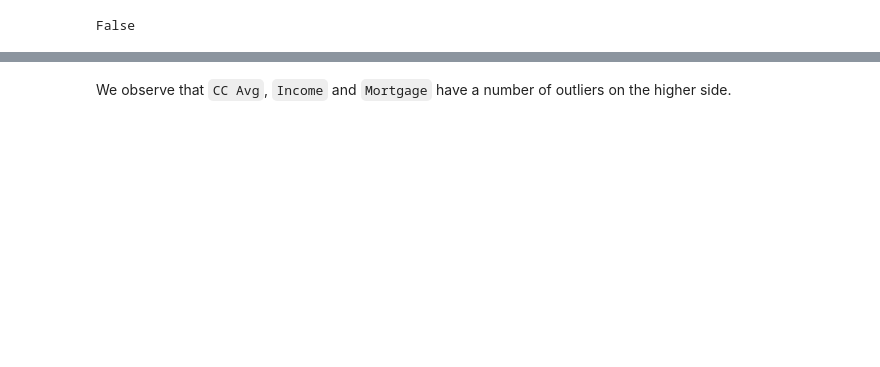
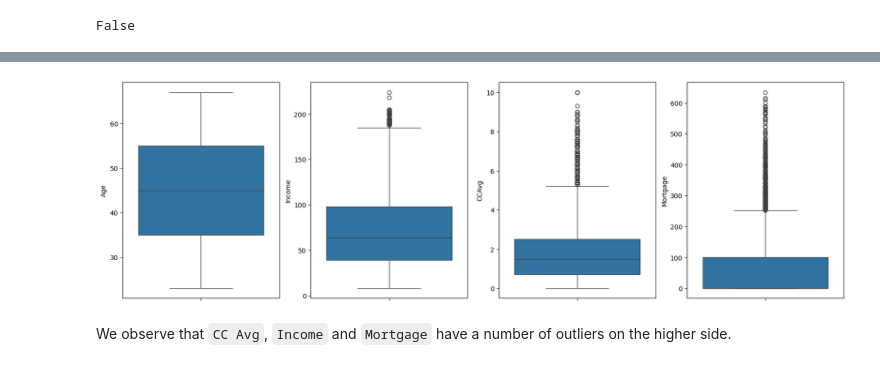
Before and after one commit to nirajguru/machine-learning-projects, a Jupyter notebook: personal-loan-compaign/notebook/loan-compaign-solution-niraj.ipynb, the cells around one changed output, grey strips where cells are left out. Drawn from its saved outputs; the diff is of its cells as text; code cells hidden in the pictures; blank space fills up the shorter version.

```diff
--- a/personal-loan-compaign/notebook/loan-compaign-solution-niraj.ipynb
+++ b/personal-loan-compaign/notebook/loan-compaign-solution-niraj.ipynb
@@ -315,3 +292,6 @@ Customers with more than 2 family members took personal loan in the last compaig
 * Outlier detection and treatment (if needed)
 * Preparing data for modeling
 * Any other preprocessing steps (if needed)
+# %%
+df.drop("Experience", axis=1, inplace=True)
+numerical_columns.remove('Experience')
@@ -330,8 +311,0 @@ However, some of `Experience` values are negative that doesn't look right.
-# %%
-for numerical_column in numerical_columns:
-    plt.figure(figsize=(5,5))
-    sns.boxplot(data=df,
-                y=numerical_column,
-                showfliers= True)
-    plt.ylabel(numerical_column)
-    plt.show()
@@ -344,2 +312,9 @@ for numerical_column in numerical_columns:
+# %%
+plt.figure(figsize=(20,35))
+for i,numerical_column in enumerate(numerical_columns):
+    plt.subplot(5,4,i+1)
+    sns.boxplot(df[numerical_column], whis=1.5)
+# %% [output]
+[figure, added]
 # %% [markdown]
 We observe that `CC Avg`, `Income` and `Mortgage` have a number of outliers on the higher side.
```
Also changed, not shown: parts of 58 cells of this notebook.
